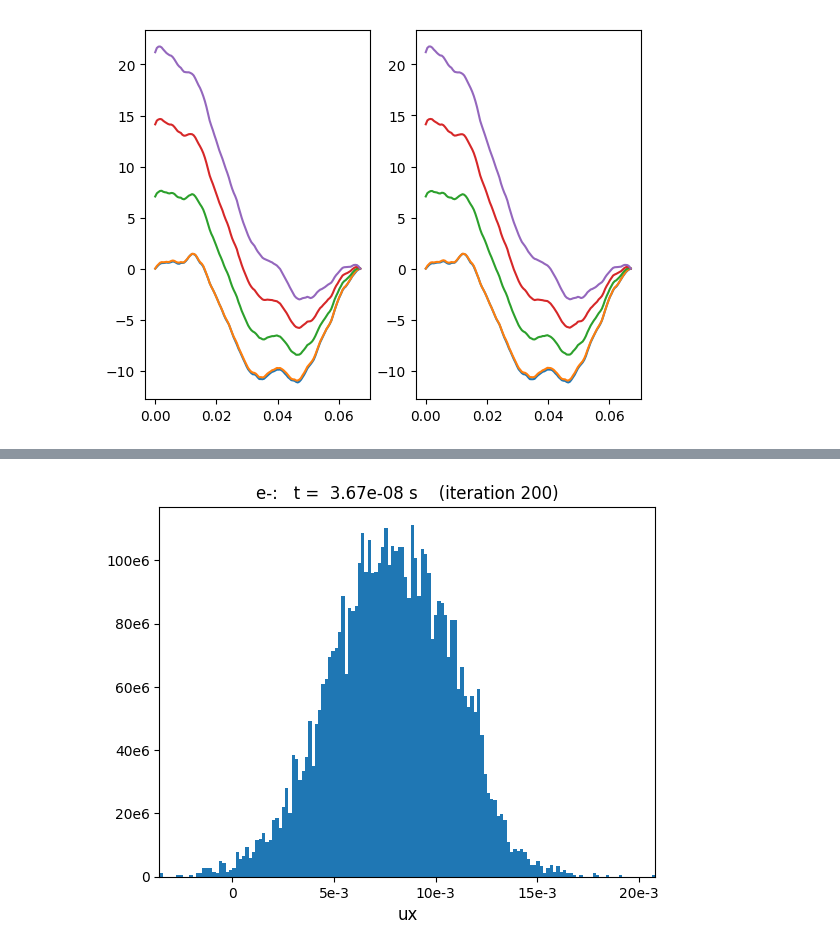
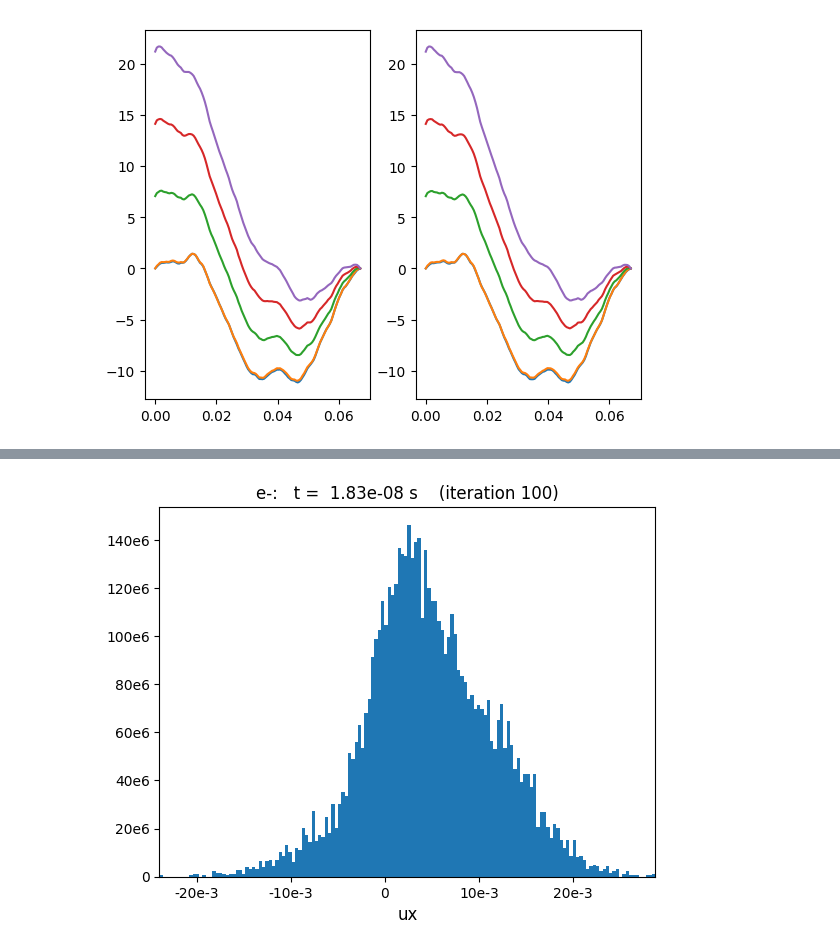
Before and after one commit to bchaber/iskra, a Jupyter notebook: docs/capacitively_induced_discharge.ipynb, the cells around one changed output, grey strips where cells are left out. Cells and saved outputs as stored; diff of their text form; code cells hidden in the pictures.

```diff
--- a/docs/capacitively_induced_discharge.ipynb
+++ b/docs/capacitively_induced_discharge.ipynb
@@ -191,4 +256,4 @@ subplot(2,1,2); plot(1:it, phi[:,1,1]);
 # %%
-ts.get_particle( ["ux"], iteration=ts.iterations[200], species="e-", plot=true);
+ts.get_particle( ["ux"], iteration=ts.iterations[100], species="e-", plot=true);
 # %% [output]
-[figure, old version]
+[figure, new version]
```
Also changed, not shown: parts of 12 cells of this notebook.
